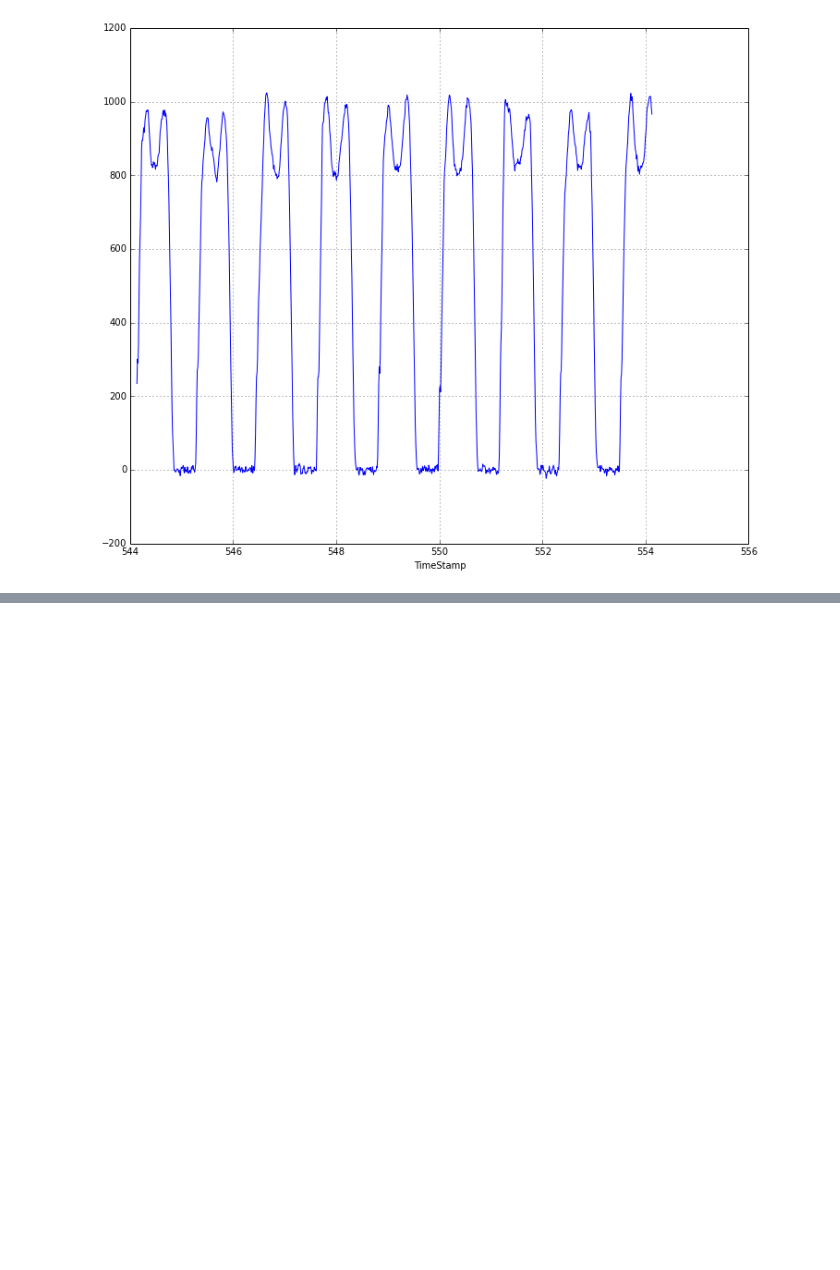
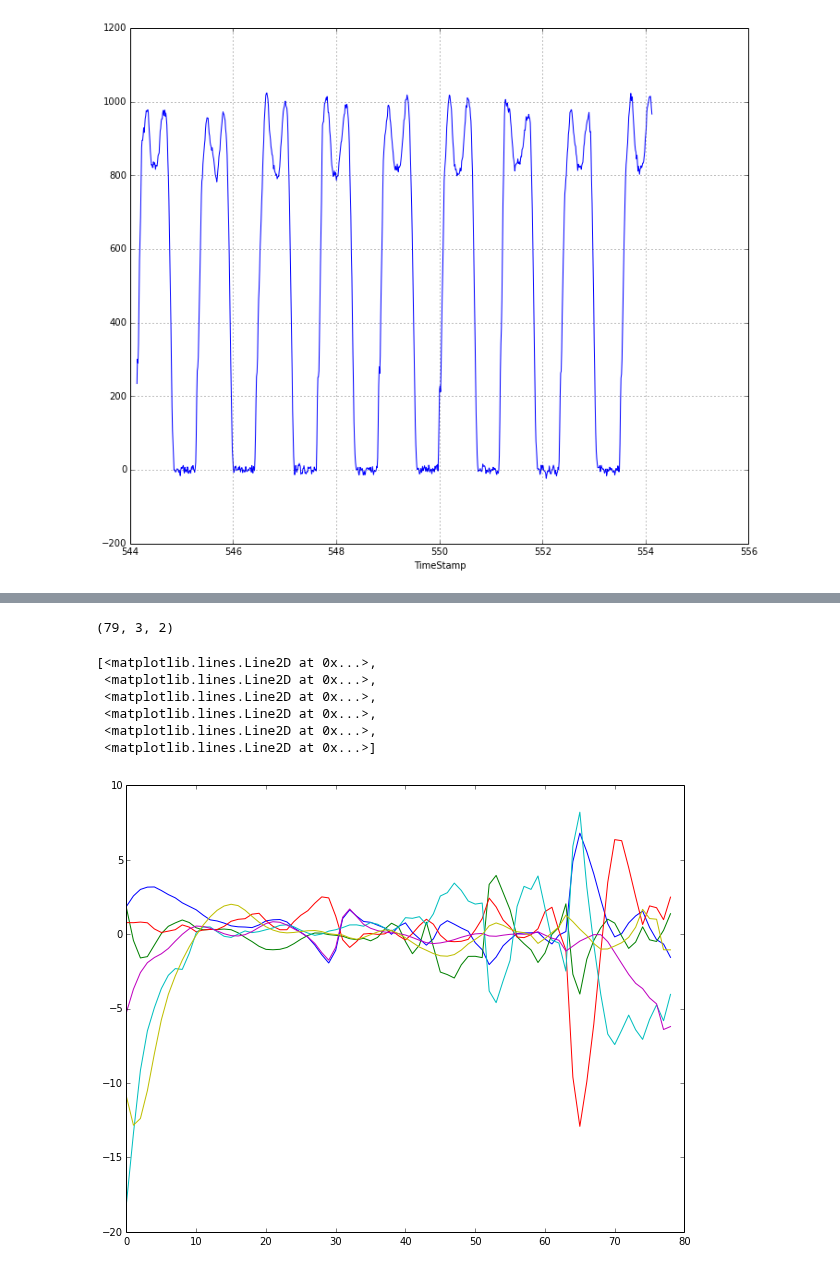
Before and after one commit to csu-hmc/gait-control-direct-id-paper, a Jupyter notebook: src/data_munging.ipynb, the cells around one changed output, grey strips where cells are left out. Cells and saved outputs as stored; diff of their text form; code cells hidden in the pictures; blank space fills up the shorter version.

Commit message:
Working examples of the solving for the controller gains.

```diff
--- a/src/data_munging.ipynb
+++ b/src/data_munging.ipynb
@@ -238,0 +244,2 @@ mean_right_steps['FP1.ForY'].plot()
+# %%
+right_steps = right_steps.fillna(method='pad')
@@ -238,0 +248,22 @@ mean_right_steps['FP1.ForY'].plot()
+# %%
+solver = walk.SimpleControlSolver(right_steps)
+# %%
+sensors = ['RKneeFlexion.Ang', 'RHipFlexion.Ang','RAnklePlantarFlexion.Ang']
+sensors = ['RKneeFlexion.Ang', 'RAnklePlantarFlexion.Ang']
+controls = ['RKneeFlexion.Mom', 'RHipFlexion.Mom', 'RAnklePlantarFlexion.Mom']
+gains, sensors = solver.solve(sensors, controls)
+# %%
+gains.shape
+# %% [output]
+(79, 3, 2)
+# %%
+figure(figsize=(10, 8))
+plot(gains.reshape(79, 6))
+# %% [output]
+[<matplotlib.lines.Line2D at 0x...>,
+ <matplotlib.lines.Line2D at 0x...>,
+ <matplotlib.lines.Line2D at 0x...>,
+ <matplotlib.lines.Line2D at 0x...>,
+ <matplotlib.lines.Line2D at 0x...>,
+ <matplotlib.lines.Line2D at 0x...>]
+[figure, added]
```
Also changed, not shown: parts of 8 cells of this notebook, 1 other file.
